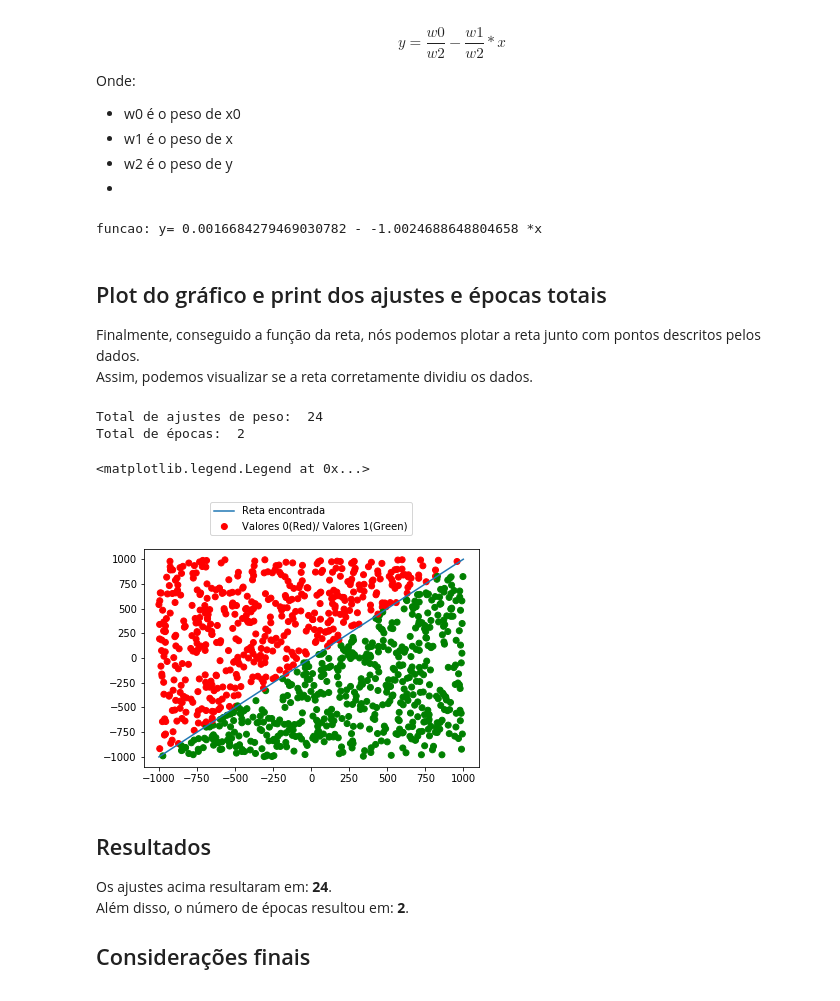
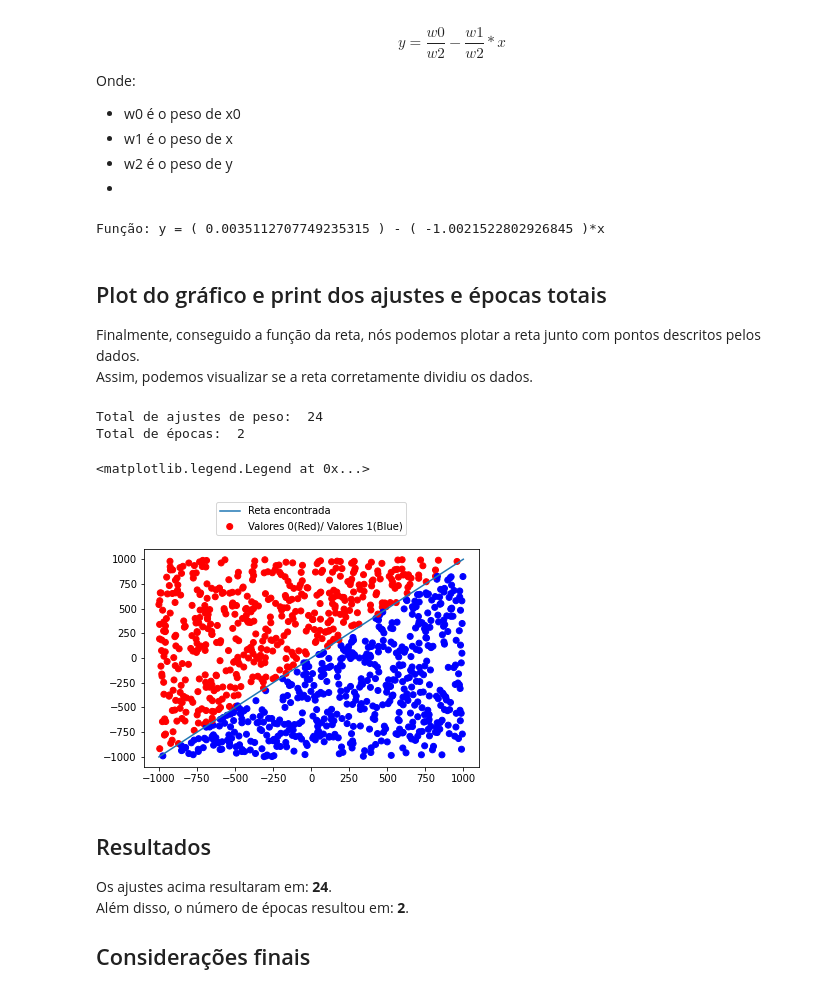
Before and after one commit to levidasilvalima/RNA-PP2, a Jupyter notebook: Parte1/PP2_parte1.ipynb, the cells around one changed output. Drawn from its saved outputs; the diff is of its cells as text; code cells hidden in the pictures.

Commit message:
formatando codigo e corrigindo erros

```diff
--- a/Parte1/PP2_parte1.ipynb
+++ b/Parte1/PP2_parte1.ipynb
@@ -26,7 +35,8 @@ import matplotlib.pyplot as plt
 ## Import do arquivo a ser usado
 Como o próprio nome diz, é import dos dados brutos a serem usados.
 # %%
-dados_brutos = np.fromfile('./dataAll.txt')
+# dados_brutos = np.fromfile('./dataAll.txt')
+dados_brutos = np.fromfile('/content/drive/My Drive/Colab Notebooks/dataAll.txt')
 print(dados_brutos)
 # %% [output]
 [-363.7884  244.1423    0.     ... -140.147   734.0983    0.    ]
@@ -177,27 +187,27 @@ x = np.arange(-1000,1000)
 
 y = funcao_a - funcao_b * x
 
-print("funcao: y=", funcao_a, "-", funcao_b, "*x")
+print("Função: y = ( {} ) - ( {} )*x".format(funcao_a, funcao_b))
 # %% [output]
-funcao: y= 0.0016684279469030782 - -1.0024688648804658 *x
+Função: y = ( 0.0035112707749235315 ) - ( -1.0021522802926845 )*x
 # %% [markdown]
 ## Plot do gráfico e print dos ajustes e épocas totais
 Finalmente, conseguido a função da reta, nós podemos plotar a reta junto com pontos descritos pelos dados.
 Assim, podemos visualizar se a reta corretamente dividiu os dados.
 # %%
-cor = np.where(vetor_resposta == 0, "red", "green")
+cor = np.where(vetor_resposta == 0, "red", "blue")
 
 print("Total de ajustes de peso: ", mudanca_total)
 print("Total de épocas: ", epoca)
 
-plt.scatter(vetor1, vetor2, c=cor, label = "Valores 0(Red)/ Valores 1(Green)")
+plt.scatter(vetor1, vetor2, c=cor, label = "Valores 0(Red)/ Valores 1(Blue)")
 plt.plot(x, y, label = "Reta encontrada")
 plt.legend(loc="upper center", bbox_to_anchor=(0.5, 1.24))
 # %% [output]
 Total de ajustes de peso:  24
 Total de épocas:  2
 <matplotlib.legend.Legend at 0x...>
-[figure, old version]
+[figure, new version]
 # %% [markdown]
 ## Resultados
 Os ajustes acima resultaram em: **24**.
```
Also changed, not shown: parts of 4 cells of this notebook, 1 other file.
